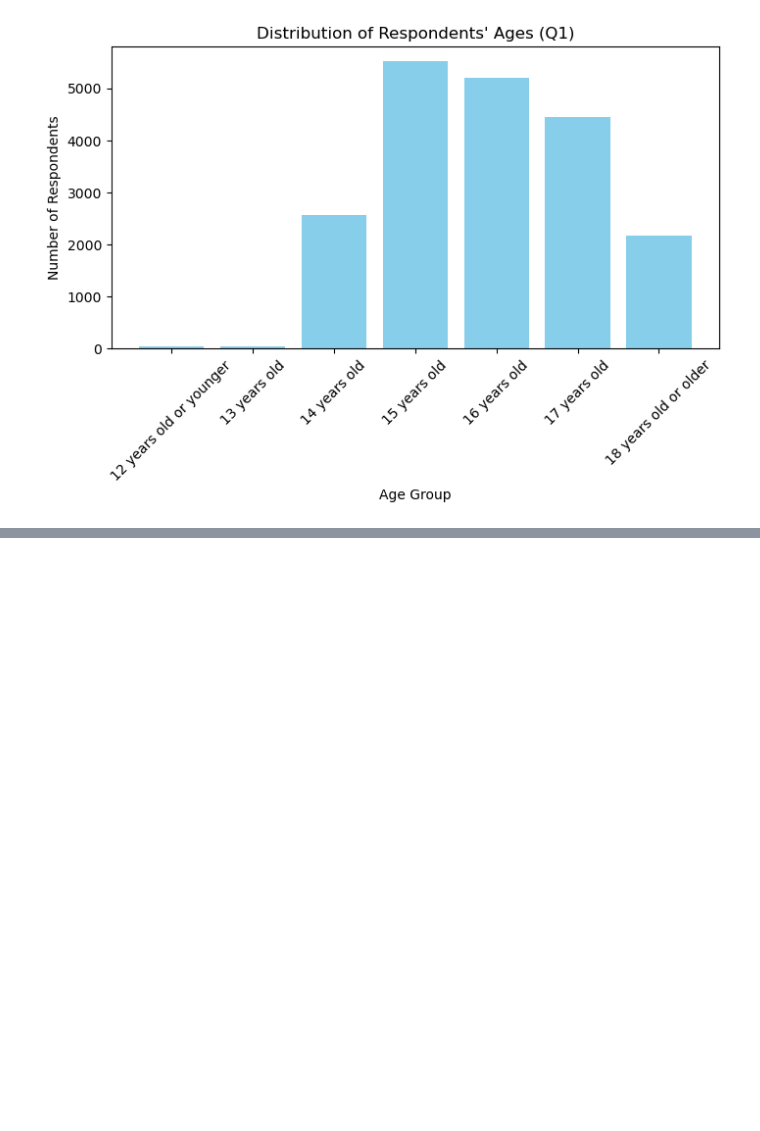
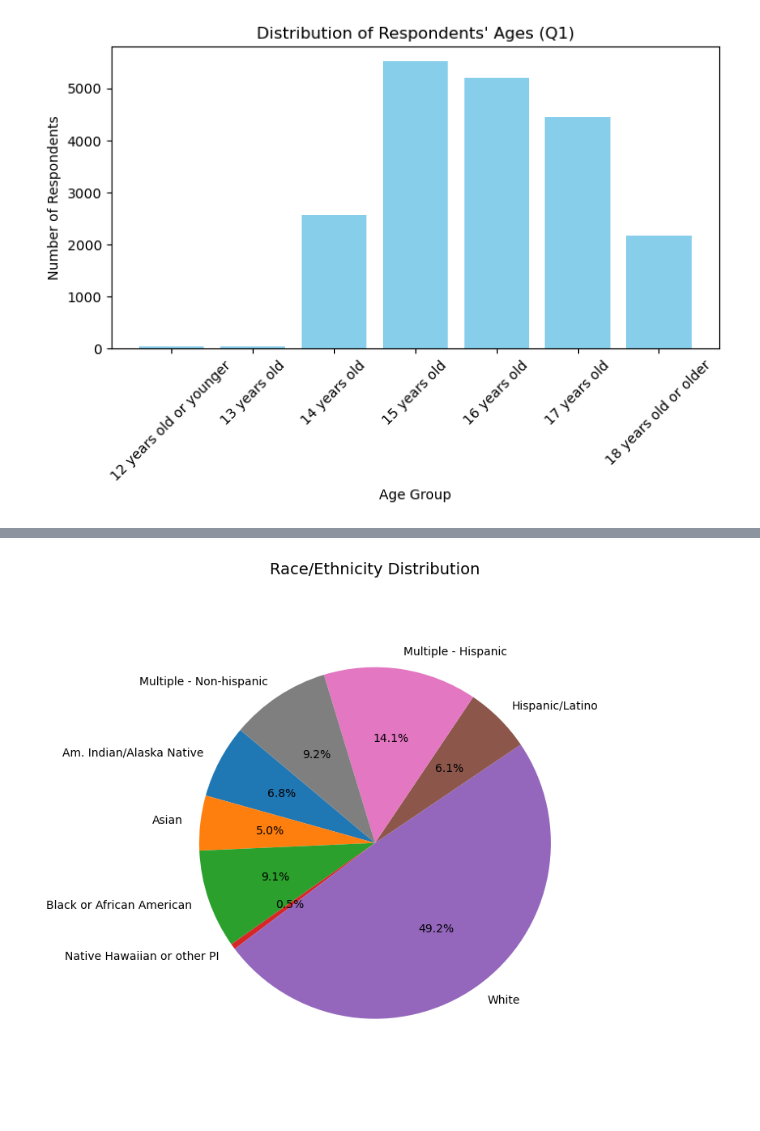
Before and after one commit to amyjxtan/Youth-Mental-Health, a Jupyter notebook: Youth_Mental_Health.ipynb, the cells around one changed output, grey strips where cells are left out. Saved outputs shown, nothing was run; the diff lists cells and outputs as text; code cells hidden in the pictures; blank space fills up the shorter version.

```diff
--- a/Youth_Mental_Health.ipynb
+++ b/Youth_Mental_Health.ipynb
@@ -93,0 +130,32 @@ plt.show()
+# %%
+# Looking at race
+race_counts = df_cleaned['RACEETH'].value_counts().sort_index()
+
+race_key = {
+    1.0: 'Am. Indian/Alaska Native',
+    2.0: 'Asian',
+    3.0: 'Black or African American',
+    4.0: 'Native Hawaiian or other PI',
+    5.0: 'White',
+    6.0: 'Hispanic/Latino',
+    7.0: 'Multiple - Hispanic',
+    8.0: 'Multiple - Non-hispanic'
+}
+
+race_counts.index = race_counts.index.map(race_key)
+
+# Create pie chart
+plt.figure(figsize=(7, 7))
+plt.pie(
+    race_counts.values,
+    labels=race_counts.index,
+    autopct='%1.1f%%',
+    startangle=140,
+    textprops={'fontsize': 10}
+)
+plt.title("Race/Ethnicity Distribution", fontsize=14)
+plt.axis('equal')  # Ensures the pie is a circle
+plt.tight_layout()
+plt.show()
+# %% [output]
+[figure, added]
```
Also changed, not shown: parts of 23 cells of this notebook.
